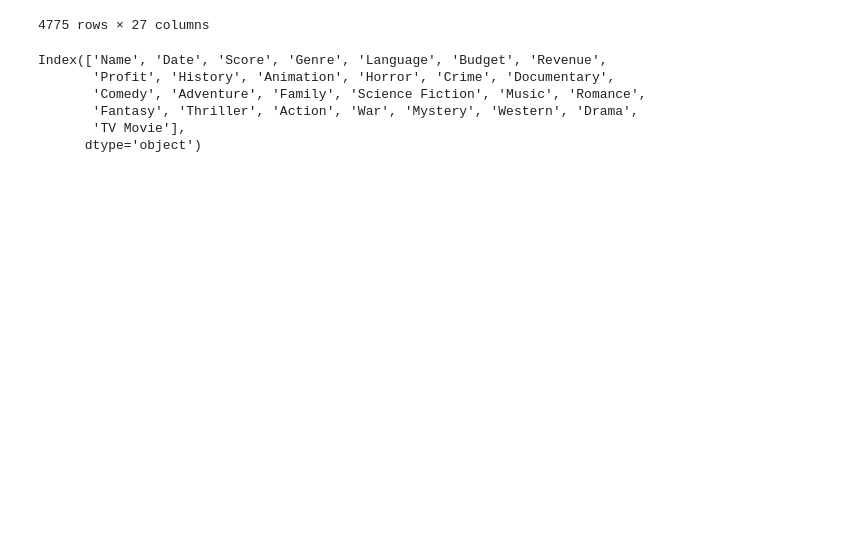
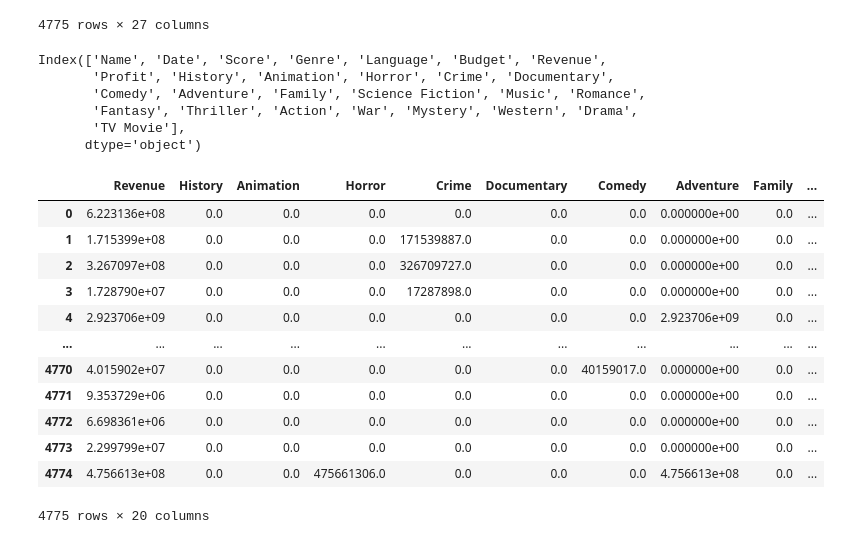
Before and after one commit to hatkiet/Project-1-Red-Team, a Jupyter notebook: Patrick's Visualizations Notebook.ipynb, the cells around one changed output. Drawn from its saved outputs; the diff is of its cells as text; code cells hidden in the pictures; blank space fills up the shorter version.

Commit message:
Better way to get the sum of revenues for each genre but I hit a snag

```diff
--- a/Patrick's Visualizations Notebook.ipynb
+++ b/Patrick's Visualizations Notebook.ipynb
@@ -35,6 +35,28 @@ Index(['Name', 'Date', 'Score', 'Genre', 'Language', 'Budget', 'Revenue',
        'Fantasy', 'Thriller', 'Action', 'War', 'Mystery', 'Western', 'Drama',
        'TV Movie'],
       dtype='object')
+# %%
+revenue_data = movie_data_df[['Revenue',
+       'History', 'Animation', 'Horror', 'Crime', 'Documentary',
+       'Comedy', 'Adventure', 'Family', 'Science Fiction', 'Music', 'Romance',
+       'Fantasy', 'Thriller', 'Action', 'War', 'Mystery', 'Western', 'Drama',
+       'TV Movie']]
+
+revenue_data
+# %% [output]
+|  | Revenue | History | Animation | Horror | Crime | Documentary | Comedy | Adventure | Family | ... |
+| 0 | 6.223136e+08 | 0.0 | 0.0 | 0.0 | 0.0 | 0.0 | 0.0 | 0.000000e+00 | 0.0 | ... |
+| 1 | 1.715399e+08 | 0.0 | 0.0 | 0.0 | 171539887.0 | 0.0 | 0.0 | 0.000000e+00 | 0.0 | ... |
+| 2 | 3.267097e+08 | 0.0 | 0.0 | 0.0 | 326709727.0 | 0.0 | 0.0 | 0.000000e+00 | 0.0 | ... |
+| 3 | 1.728790e+07 | 0.0 | 0.0 | 0.0 | 17287898.0 | 0.0 | 0.0 | 0.000000e+00 | 0.0 | ... |
+| 4 | 2.923706e+09 | 0.0 | 0.0 | 0.0 | 0.0 | 0.0 | 0.0 | 2.923706e+09 | 0.0 | ... |
+| ... | ... | ... | ... | ... | ... | ... | ... | ... | ... | ... |
+| 4770 | 4.015902e+07 | 0.0 | 0.0 | 0.0 | 0.0 | 0.0 | 40159017.0 | 0.000000e+00 | 0.0 | ... |
+| 4771 | 9.353729e+06 | 0.0 | 0.0 | 0.0 | 0.0 | 0.0 | 0.0 | 0.000000e+00 | 0.0 | ... |
+| 4772 | 6.698361e+06 | 0.0 | 0.0 | 0.0 | 0.0 | 0.0 | 0.0 | 0.000000e+00 | 0.0 | ... |
+| 4773 | 2.299799e+07 | 0.0 | 0.0 | 0.0 | 0.0 | 0.0 | 0.0 | 0.000000e+00 | 0.0 | ... |
+| 4774 | 4.756613e+08 | 0.0 | 0.0 | 475661306.0 | 0.0 | 0.0 | 0.0 | 4.756613e+08 | 0.0 | ... |
+4775 rows × 20 columns
 # %%
 # Define the columns to search for the value 1
 columns_to_search = ['History', 'Animation', 'Horror', 'Crime', 'Documentary',
```
Also changed, not shown: parts of 6 cells of this notebook.
